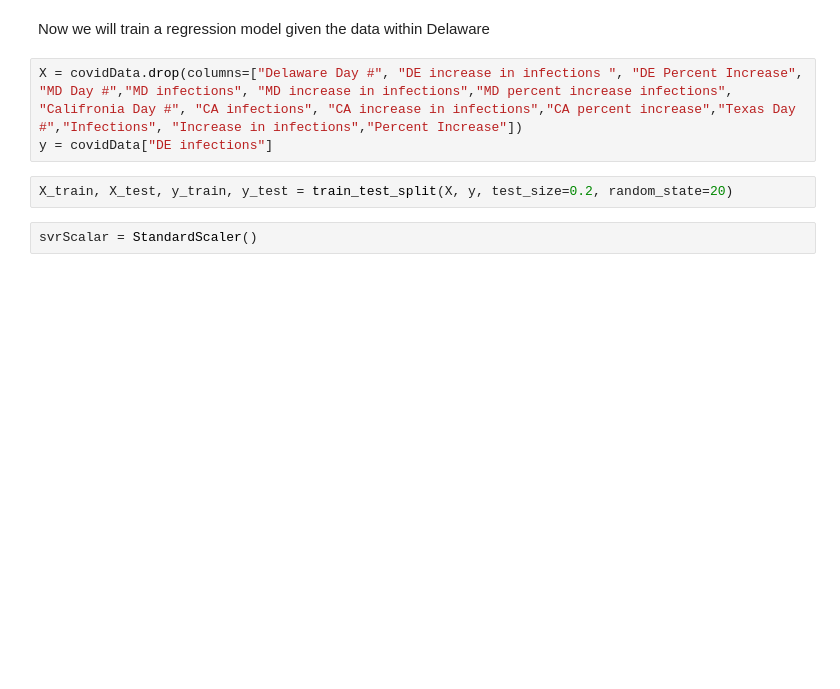
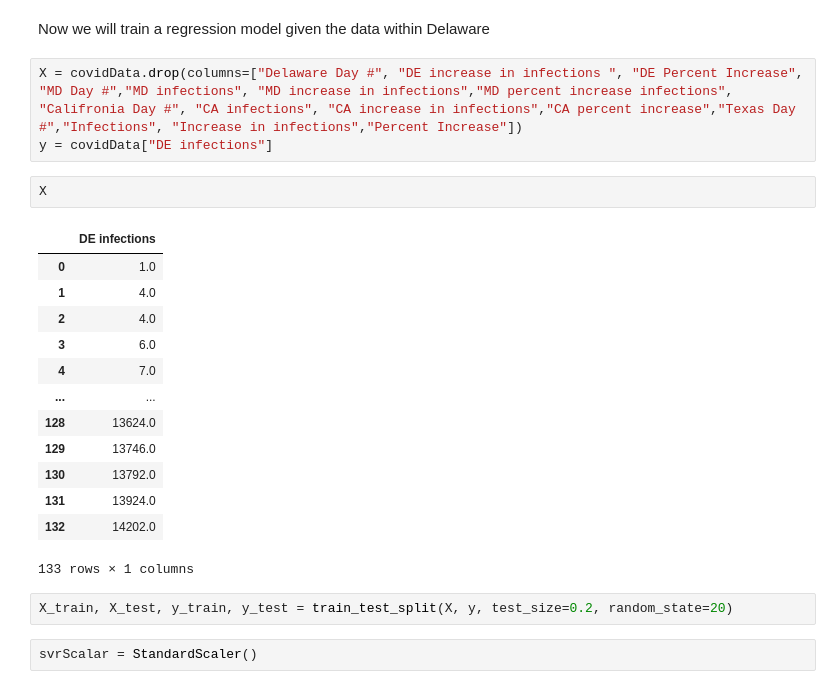
Before and after one commit to mwang840/DelawareCovidDataAnalysis, a Jupyter notebook: Covid19DataVisualization.ipynb, the cells around one changed output. Cells and saved outputs as stored; diff of their text form; blank space fills up the shorter version.

```diff
--- a/Covid19DataVisualization.ipynb
+++ b/Covid19DataVisualization.ipynb
@@ -67,6 +68,22 @@ Now we will train a regression model given the data within Delaware
 # %%
 X = covidData.drop(columns=["Delaware Day #", "DE increase in infections ", "DE Percent Increase", "MD Day #","MD infections", "MD increase in infections","MD percent increase infections", "Califronia Day #", "CA infections", "CA increase in infections","CA percent increase","Texas Day #","Infections", "Increase in infections","Percent Increase"])
 y = covidData["DE infections"]
+# %%
+X
+# %% [output]
+|  | DE infections |
+| 0 | 1.0 |
+| 1 | 4.0 |
+| 2 | 4.0 |
+| 3 | 6.0 |
+| 4 | 7.0 |
+| ... | ... |
+| 128 | 13624.0 |
+| 129 | 13746.0 |
+| 130 | 13792.0 |
+| 131 | 13924.0 |
+| 132 | 14202.0 |
+133 rows × 1 columns
 # %%
 X_train, X_test, y_train, y_test = train_test_split(X, y, test_size=0.2, random_state=20)
 # %%
```
Also changed, not shown: parts of 13 cells of this notebook, 1 other file.
